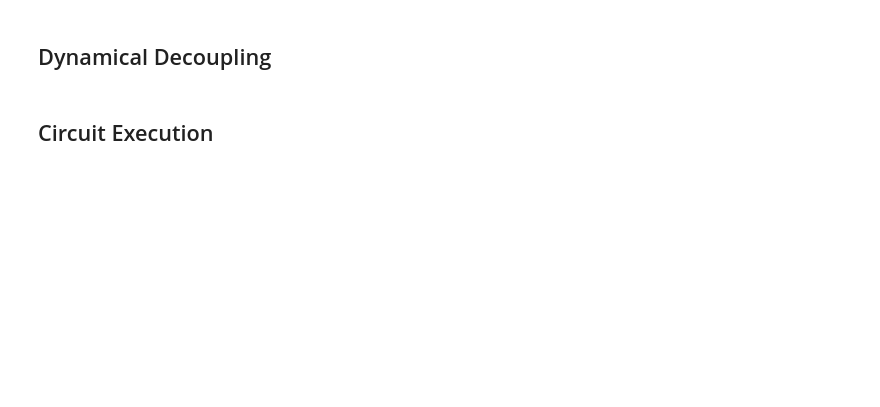
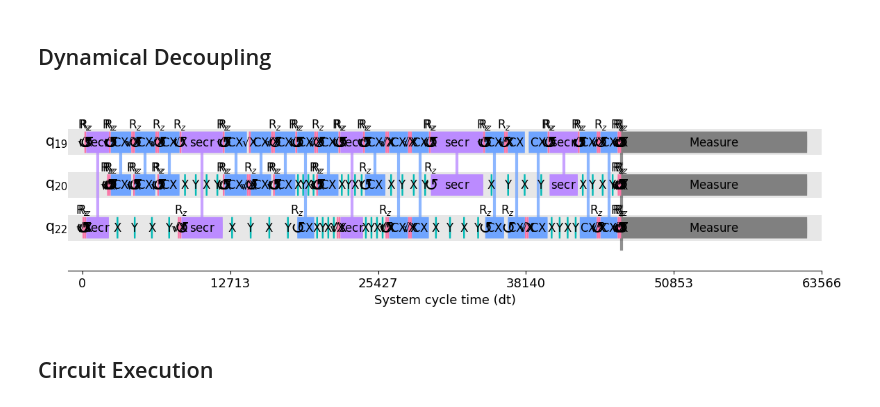
Before and after one commit to qiskit-community/qiskit-research, a Jupyter notebook: docs/getting_started.ipynb, the cells around one changed output. Cells and saved outputs as stored; diff of their text form; code cells hidden in the pictures; blank space fills up the shorter version.

```diff
--- a/docs/getting_started.ipynb
+++ b/docs/getting_started.ipynb
@@ -122,3 +144,9 @@ for t_set in t_range:
+# %%
+from qiskit.visualization import timeline_drawer
+
+timeline_drawer(twirled_circs_with_dd[-1][-1], show_idle=False)
+# %% [output]
+[figure, added]
 # %% [markdown]
 ## Circuit Execution
 # %%
```
Also changed, not shown: parts of 16 cells of this notebook, 4 other files.
